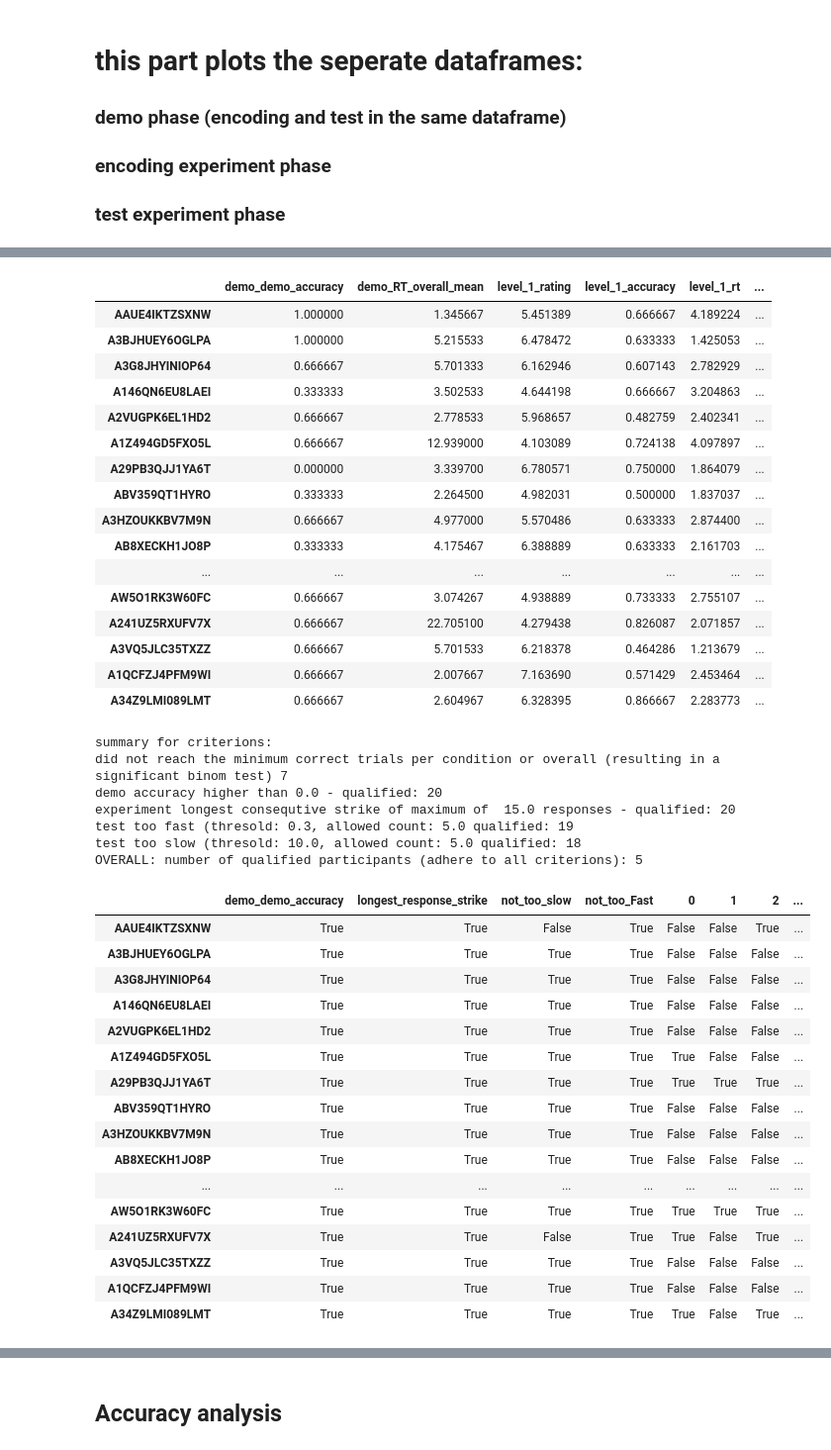
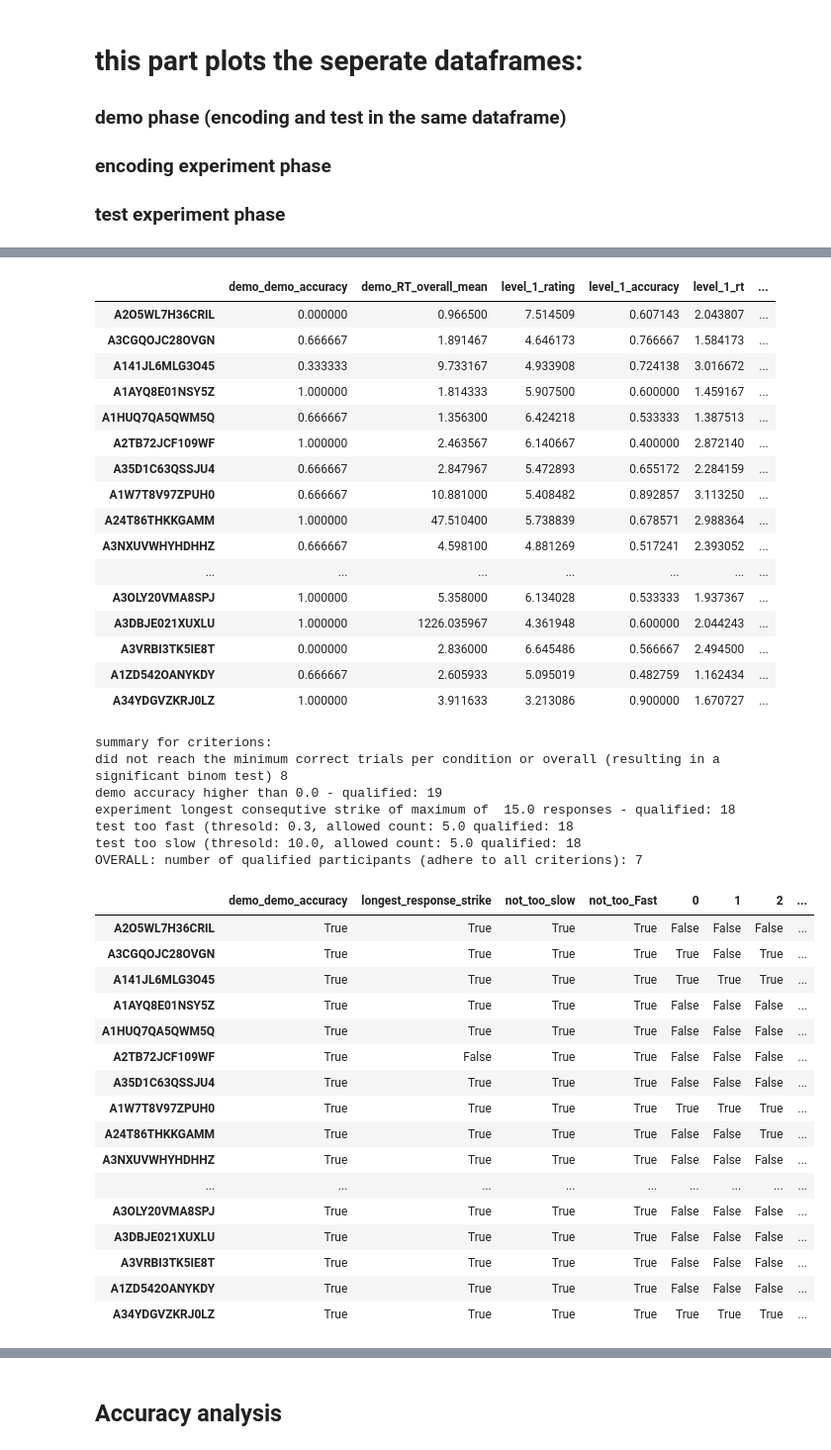
Before and after one commit to edenjenzohar/visual_memory_representation, a Jupyter notebook: functions/multicategory working memory/experiment analysis/parse_results_same_day_encoding_and_testing.ipynb, the cells around one changed output, grey strips where cells are left out. Shown: that part at 99% size. Cells and saved outputs as stored; diff of their text form; code cells hidden in the pictures.

```diff
--- a/functions/multicategory working memory/experiment analysis/parse_results_same_day_encoding_and_testing.ipynb
+++ b/functions/multicategory working memory/experiment analysis/parse_results_same_day_encoding_and_testing.ipynb
@@ -29,8 +29,8 @@ print(vals)
 gap_name='pilot_same_day' #dont change this as this parsing sciprt only handles the same day batches.
 
 project_name='multicategory_working_memory'
-experiment_name='experiment 1'
-batch_name='batch 4'
+experiment_name='experiment 2'
+batch_name='batch 1'
 qualification_method='loose'
 qualification_name_for_entire_experiment='UPDATE-completed working memory test'
 
@@ -414,22 +415,22 @@ data_df_for_analysis=pd.concat([all_subjects_summary_demo_info,all_subjects_summ
 data_df_for_analysis
 # %% [output]
 |  | demo_demo_accuracy | demo_RT_overall_mean | level_1_rating | level_1_accuracy | level_1_rt | ... |
-| AAUE4IKTZSXNW | 1.000000 | 1.345667 | 5.451389 | 0.666667 | 4.189224 | ... |
-| A3BJHUEY6OGLPA | 1.000000 | 5.215533 | 6.478472 | 0.633333 | 1.425053 | ... |
-| A3G8JHYINIOP64 | 0.666667 | 5.701333 | 6.162946 | 0.607143 | 2.782929 | ... |
-| A146QN6EU8LAEI | 0.333333 | 3.502533 | 4.644198 | 0.666667 | 3.204863 | ... |
-| A2VUGPK6EL1HD2 | 0.666667 | 2.778533 | 5.968657 | 0.482759 | 2.402341 | ... |
-| A1Z494GD5FXO5L | 0.666667 | 12.939000 | 4.103089 | 0.724138 | 4.097897 | ... |
-| A29PB3QJJ1YA6T | 0.000000 | 3.339700 | 6.780571 | 0.750000 | 1.864079 | ... |
-| ABV359QT1HYRO | 0.333333 | 2.264500 | 4.982031 | 0.500000 | 1.837037 | ... |
-| A3HZOUKKBV7M9N | 0.666667 | 4.977000 | 5.570486 | 0.633333 | 2.874400 | ... |
-| AB8XECKH1JO8P | 0.333333 | 4.175467 | 6.388889 | 0.633333 | 2.161703 | ... |
+| A2O5WL7H36CRIL | 0.000000 | 0.966500 | 7.514509 | 0.607143 | 2.043807 | ... |
+| A3CGQOJC28OVGN | 0.666667 | 1.891467 | 4.646173 | 0.766667 | 1.584173 | ... |
+| A141JL6MLG3O45 | 0.333333 | 9.733167 | 4.933908 | 0.724138 | 3.016672 | ... |
+| A1AYQ8E01NSY5Z | 1.000000 | 1.814333 | 5.907500 | 0.600000 | 1.459167 | ... |
+| A1HUQ7QA5QWM5Q | 0.666667 | 1.356300 | 6.424218 | 0.533333 | 1.387513 | ... |
+| A2TB72JCF109WF | 1.000000 | 2.463567 | 6.140667 | 0.400000 | 2.872140 | ... |
+| A35D1C63QSSJU4 | 0.666667 | 2.847967 | 5.472893 | 0.655172 | 2.284159 | ... |
+| A1W7T8V97ZPUH0 | 0.666667 | 10.881000 | 5.408482 | 0.892857 | 3.113250 | ... |
+| A24T86THKKGAMM | 1.000000 | 47.510400 | 5.738839 | 0.678571 | 2.988364 | ... |
+| A3NXUVWHYHDHHZ | 0.666667 | 4.598100 | 4.881269 | 0.517241 | 2.393052 | ... |
 | ... | ... | ... | ... | ... | ... | ... |
-| AW5O1RK3W60FC | 0.666667 | 3.074267 | 4.938889 | 0.733333 | 2.755107 | ... |
-| A241UZ5RXUFV7X | 0.666667 | 22.705100 | 4.279438 | 0.826087 | 2.071857 | ... |
-| A3VQ5JLC35TXZZ | 0.666667 | 5.701533 | 6.218378 | 0.464286 | 1.213679 | ... |
-| A1QCFZJ4PFM9WI | 0.666667 | 2.007667 | 7.163690 | 0.571429 | 2.453464 | ... |
-| A34Z9LMI089LMT | 0.666667 | 2.604967 | 6.328395 | 0.866667 | 2.283773 | ... |
+| A3OLY20VMA8SPJ | 1.000000 | 5.358000 | 6.134028 | 0.533333 | 1.937367 | ... |
+| A3DBJE021XUXLU | 1.000000 | 1226.035967 | 4.361948 | 0.600000 | 2.044243 | ... |
+| A3VRBI3TK5IE8T | 0.000000 | 2.836000 | 6.645486 | 0.566667 | 2.494500 | ... |
+| A1ZD542OANYKDY | 0.666667 | 2.605933 | 5.095019 | 0.482759 | 1.162434 | ... |
+| A34YDGVZKRJ0LZ | 1.000000 | 3.911633 | 3.213086 | 0.900000 | 1.670727 | ... |
 # %%
 #combine all oneliners into a single matrix - 1 line per participant with all information we want:
 data_df_for_analysis=pd.concat([all_subjects_summary_demo_info,all_subjects_summary_rating_and_acc_info],axis=1)
@@ -474,37 +475,37 @@ only_qualified=demo_criterions_accuracy & test_criterions_strike & too_fast_crit
 print(f'OVERALL: number of qualified participants (adhere to all criterions): {sum(only_qualified)}')
 # %% [output]
 summary for criterions:
-did not reach the minimum correct trials per condition or overall (resulting in a significant binom test) 7
-demo accuracy higher than 0.0 - qualified: 20
-experiment longest consequtive strike of maximum of  15.0 responses - qualified: 20
-test too fast (thresold: 0.3, allowed count: 5.0 qualified: 19
+did not reach the minimum correct trials per condition or overall (resulting in a significant binom test) 8
+demo accuracy higher than 0.0 - qualified: 19
+experiment longest consequtive strike of maximum of  15.0 responses - qualified: 18
+test too fast (thresold: 0.3, allowed count: 5.0 qualified: 18
 test too slow (thresold: 10.0, allowed count: 5.0 qualified: 18
-OVERALL: number of qualified participants (adhere to all criterions): 5
+OVERALL: number of qualified participants (adhere to all criterions): 7
 # %%
 #update the batch_workers_df  with columns representing disqualification reasons:
 tooslow_df=pd.DataFrame(data=too_slow_criterions,index=data_df_for_analysis.index,columns=['not_too_slow'])
 toofast_df=pd.DataFrame(data=too_fast_criterions,index=data_df_for_analysis.index,columns=['not_too_Fast'])
-test_accuracy_critertions=pd.DataFrame(data=test_accuracy_critertions,index=data_df_for_analysis.index, columns=['sufficient_test_acc'])
+#test_accuracy_critertions=pd.DataFrame(data=test_accuracy_critertions,index=data_df_for_analysis.index, columns=['sufficient_test_acc'])
 disqualification_df=pd.concat([demo_criterions_accuracy,test_criterions_strike,tooslow_df,toofast_df,binom_crit_df],axis=1)
 disqualification_df.head(50)
 # %% [output]
 |  | demo_demo_accuracy | longest_response_strike | not_too_slow | not_too_Fast | 0 | 1 | 2 | ... |
-| AAUE4IKTZSXNW | True | True | False | True | False | False | True | ... |
-| A3BJHUEY6OGLPA | True | True | True | True | False | False | False | ... |
-| A3G8JHYINIOP64 | True | True | True | True | False | False | False | ... |
-| A146QN6EU8LAEI | True | True | True | True | False | False | False | ... |
-| A2VUGPK6EL1HD2 | True | True | True | True | False | False | False | ... |
-| A1Z494GD5FXO5L | True | True | True | True | True | False | False | ... |
-| A29PB3QJJ1YA6T | True | True | True | True | True | True | True | ... |
-| ABV359QT1HYRO | True | True | True | True | False | False | False | ... |
-| A3HZOUKKBV7M9N | True | True | True | True | False | False | False | ... |
-| AB8XECKH1JO8P | True | True | True | True | False | False | False | ... |
+| A2O5WL7H36CRIL | True | True | True | True | False | False | False | ... |
+| A3CGQOJC28OVGN | True | True | True | True | True | False | True | ... |
+| A141JL6MLG3O45 | True | True | True | True | True | True | True | ... |
+| A1AYQ8E01NSY5Z | True | True | True | True | False | False | False | ... |
+| A1HUQ7QA5QWM5Q | True | True | True | True | False | False | False | ... |
+| A2TB72JCF109WF | True | False | True | True | False | False | False | ... |
+| A35D1C63QSSJU4 | True | True | True | True | False | False | False | ... |
+| A1W7T8V97ZPUH0 | True | True | True | True | True | True | True | ... |
+| A24T86THKKGAMM | True | True | True | True | False | False | True | ... |
+| A3NXUVWHYHDHHZ | True | True | True | True | False | False | False | ... |
 | ... | ... | ... | ... | ... | ... | ... | ... | ... |
-| AW5O1RK3W60FC | True | True | True | True | True | True | True | ... |
-| A241UZ5RXUFV7X | True | True | False | True | True | False | True | ... |
-| A3VQ5JLC35TXZZ | True | True | True | True | False | False | False | ... |
-| A1QCFZJ4PFM9WI | True | True | True | True | False | False | False | ... |
-| A34Z9LMI089LMT | True | True | True | True | True | False | True | ... |
+| A3OLY20VMA8SPJ | True | True | True | True | False | False | False | ... |
+| A3DBJE021XUXLU | True | True | True | True | False | False | False | ... |
+| A3VRBI3TK5IE8T | True | True | True | True | False | False | False | ... |
+| A1ZD542OANYKDY | True | True | True | True | False | False | False | ... |
+| A34YDGVZKRJ0LZ | True | True | True | True | True | True | True | ... |
 # %%
 #merge workers_df with disqualification and save:
 index_list=[ind.split('_')[0] for ind in disqualification_df.index]
```
Also changed, not shown: parts of 14 cells of this notebook, 56 other files.
